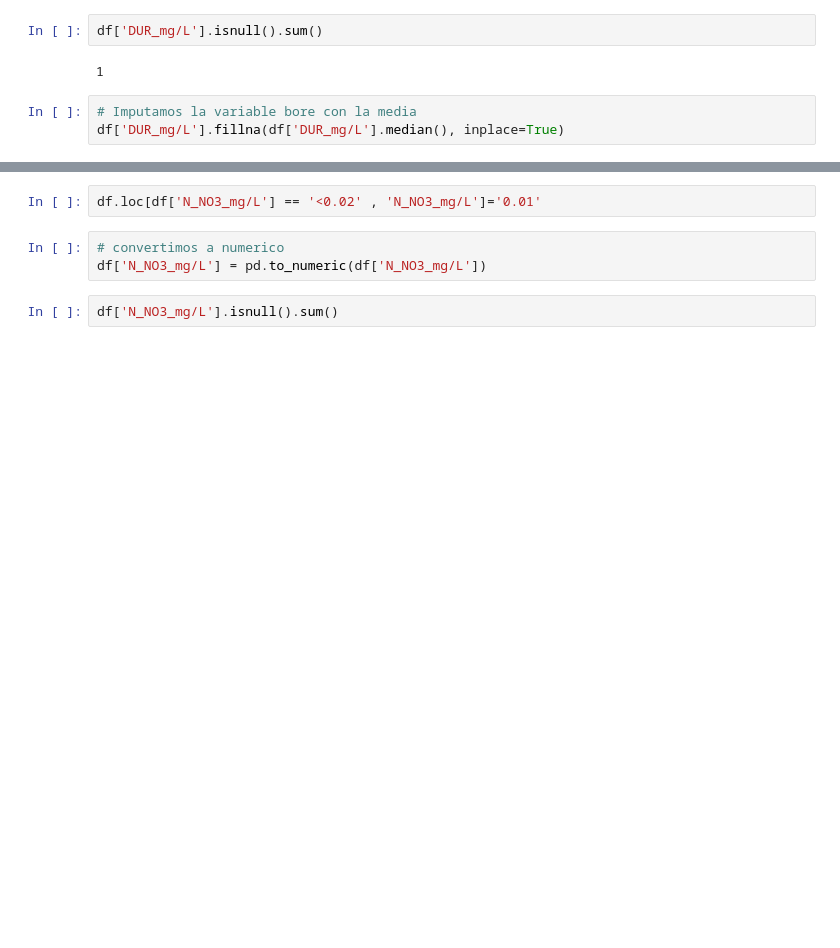
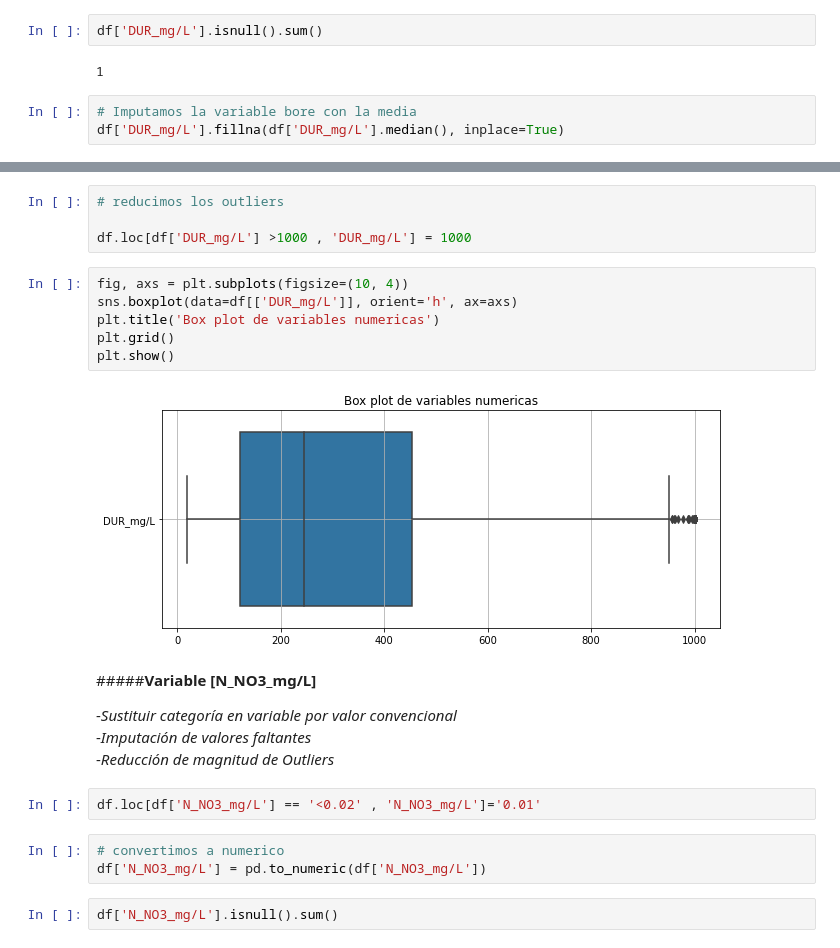
Before and after one commit to PosgradoMNA/actividades-del-projecto-equipo_36, a Jupyter notebook: Reto_Aguas_subterraneas_Entrega1.ipynb, the cells around one changed output, grey strips where cells are left out. Saved outputs shown, nothing was run; the diff lists cells and outputs as text; blank space fills up the shorter version.

```diff
--- a/Reto_Aguas_subterraneas_Entrega1.ipynb
+++ b/Reto_Aguas_subterraneas_Entrega1.ipynb
@@ -615,3 +611,23 @@ N_NO3_mg/L
+# %%
+# reducimos los outliers
+
+df.loc[df['DUR_mg/L'] >1000 , 'DUR_mg/L'] = 1000
+# %%
+fig, axs = plt.subplots(figsize=(10, 4))
+sns.boxplot(data=df[['DUR_mg/L']], orient='h', ax=axs)
+plt.title('Box plot de variables numericas')
+plt.grid()
+plt.show()
+# %% [output]
+[figure, added]
+# %% [markdown]
+#####**Variable [N_NO3_mg/L]**
+
+-*Sustituir categoría en variable por valor convencional*
+<br>
+-*Imputación de valores faltantes*
+<br>
+-*Reducción de magnitud de Outliers*
 # %%
 df.loc[df['N_NO3_mg/L'] == '<0.02' , 'N_NO3_mg/L']='0.01'
 # %%
```
Also changed, not shown: parts of 21 cells of this notebook.
